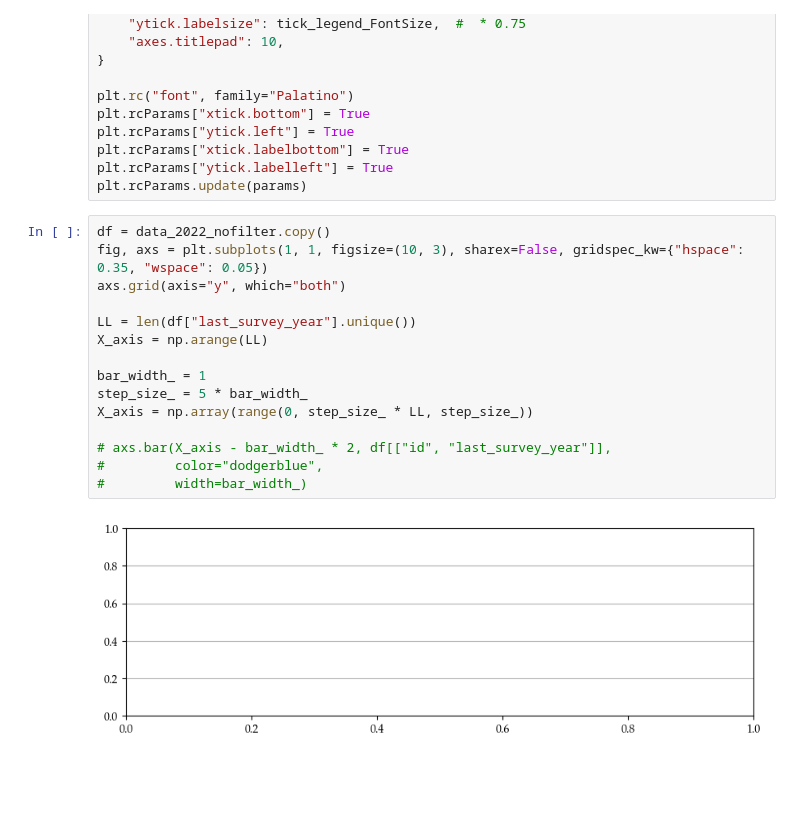
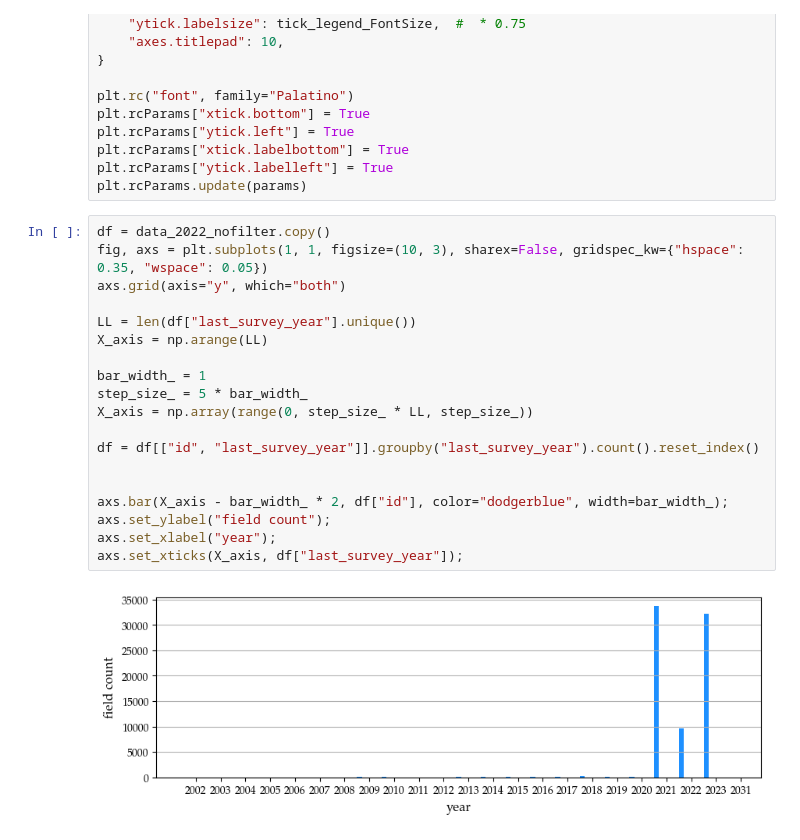
Before and after one commit to HNoorazar/Ag_Others, a Jupyter notebook: Amin/Joel_surveyDateHistoram.ipynb, the cells around one changed output. Saved outputs shown, nothing was run; the diff lists cells and outputs as text; blank space fills up the shorter version.

Commit message:
Joel Histogram

```diff
--- a/Amin/Joel_surveyDateHistoram.ipynb
+++ b/Amin/Joel_surveyDateHistoram.ipynb
@@ -88,17 +85,21 @@ plt.rcParams.update(params)
 # %%
 df = data_2022_nofilter.copy()
 fig, axs = plt.subplots(1, 1, figsize=(10, 3), sharex=False, gridspec_kw={"hspace": 0.35, "wspace": 0.05})
 axs.grid(axis="y", which="both")
 
 LL = len(df["last_survey_year"].unique())
 X_axis = np.arange(LL)
 
 bar_width_ = 1
 step_size_ = 5 * bar_width_
 X_axis = np.array(range(0, step_size_ * LL, step_size_))
 
-# axs.bar(X_axis - bar_width_ * 2, df[["id", "last_survey_year"]],
-#         color="dodgerblue",
-#         width=bar_width_)
+df = df[["id", "last_survey_year"]].groupby("last_survey_year").count().reset_index()
+
+
+axs.bar(X_axis - bar_width_ * 2, df["id"], color="dodgerblue", width=bar_width_);
+axs.set_ylabel("field count");
+axs.set_xlabel("year");
+axs.set_xticks(X_axis, df["last_survey_year"]);
 # %% [output]
-[figure, old version]
+[figure, new version]
```
Also changed, not shown: parts of 4 cells of this notebook, 2 other files.
